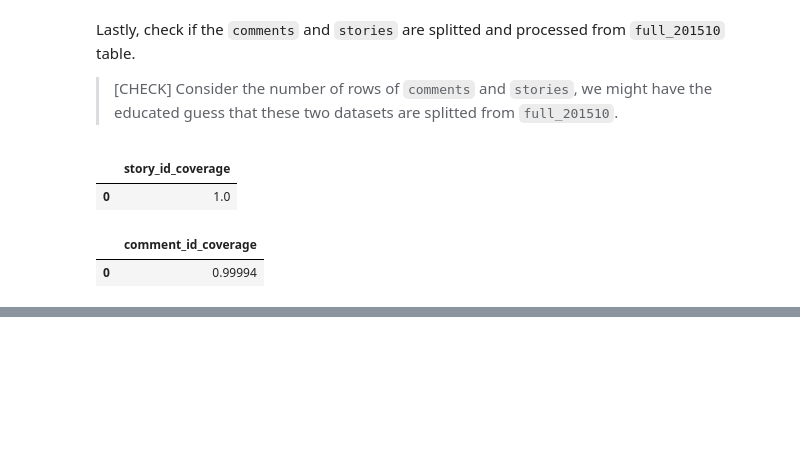
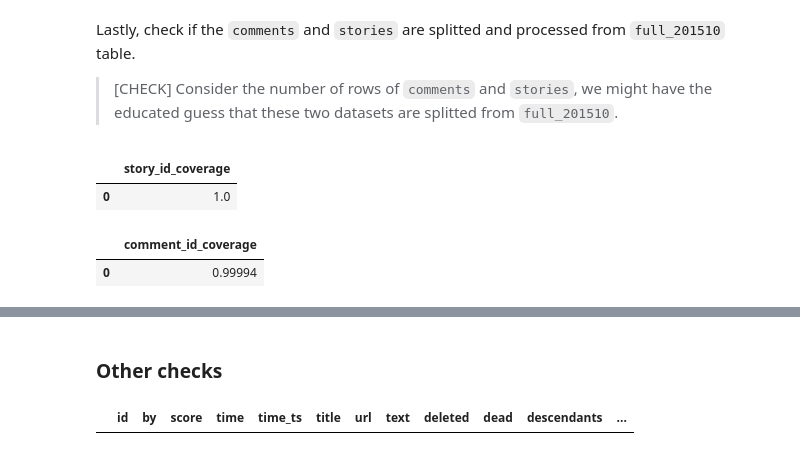
Before and after one commit to anhdangqb/analytics-training-samples, a Jupyter notebook: bigquery-notebooks/01-bigquery-schema.ipynb, the cells around one changed output, grey strips where cells are left out. Saved outputs shown, nothing was run; the diff lists cells and outputs as text; code cells hidden in the pictures; blank space fills up the shorter version.

```diff
--- a/bigquery-notebooks/01-bigquery-schema.ipynb
+++ b/bigquery-notebooks/01-bigquery-schema.ipynb
@@ -564,0 +566,13 @@ Now, we are ready to build the DB diagram, and select the data for our next step
+# %% [markdown]
+### Other checks
+# %%
+bq_to_dataframe(bq_client,
+    f'''
+    SELECT
+        *
+    FROM `{project}.{dataset}.stories`
+    WHERE `by` != author
+    '''
+    )
+# %% [output]
+|  | id | by | score | time | time_ts | title | url | text | deleted | dead | descendants | ... |
```
Also changed, not shown: parts of 10 cells of this notebook, 1 other file.
